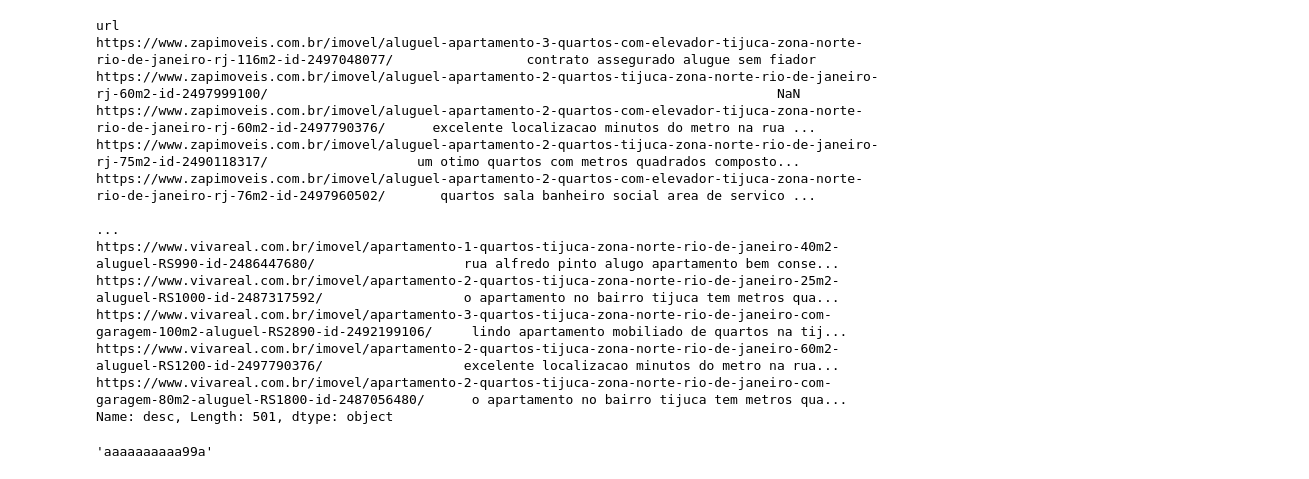
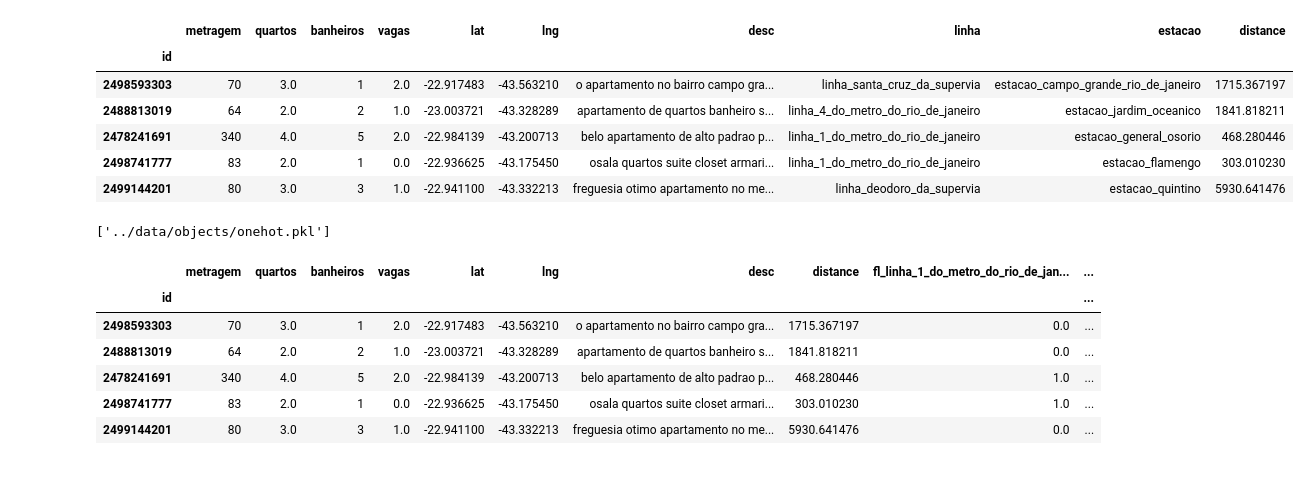
Before and after one commit to dobraga/get_listings, a Jupyter notebook: notebooks/1.Exploração.ipynb, the cells around one changed output. Cells and saved outputs as stored; diff of their text form; code cells hidden in the pictures.

```diff
--- a/notebooks/1.Exploração.ipynb
+++ b/notebooks/1.Exploração.ipynb
@@ -42,25 +103,0 @@ AttributeError: 'float' object has no attribute 'encode'
-# %%
-(df.desc.str.normalize('NFKD')
-     .str.encode('ascii', errors='ignore')
-     .str.decode('utf-8').str.lower()
-     .str.replace("[^a-z| ]", "", regex=True)
-     .replace('\s+', ' ', regex=True)
-)
-# %% [output]
-url
-https://www.zapimoveis.com.br/imovel/aluguel-apartamento-3-quartos-com-elevador-tijuca-zona-norte-rio-de-janeiro-rj-116m2-id-2497048077/                 contrato assegurado alugue sem fiador
-https://www.zapimoveis.com.br/imovel/aluguel-apartamento-2-quartos-tijuca-zona-norte-rio-de-janeiro-rj-60m2-id-2497999100/                                                                 NaN
-https://www.zapimoveis.com.br/imovel/aluguel-apartamento-2-quartos-com-elevador-tijuca-zona-norte-rio-de-janeiro-rj-60m2-id-2497790376/      excelente localizacao minutos do metro na rua ...
-https://www.zapimoveis.com.br/imovel/aluguel-apartamento-2-quartos-tijuca-zona-norte-rio-de-janeiro-rj-75m2-id-2490118317/                   um otimo quartos com metros quadrados composto...
-https://www.zapimoveis.com.br/imovel/aluguel-apartamento-2-quartos-com-elevador-tijuca-zona-norte-rio-de-janeiro-rj-76m2-id-2497960502/       quartos sala banheiro social area de servico ...
-                                                                                                                                                                   ...
-https://www.vivareal.com.br/imovel/apartamento-1-quartos-tijuca-zona-norte-rio-de-janeiro-40m2-aluguel-RS990-id-2486447680/                   rua alfredo pinto alugo apartamento bem conse...
-https://www.vivareal.com.br/imovel/apartamento-2-quartos-tijuca-zona-norte-rio-de-janeiro-25m2-aluguel-RS1000-id-2487317592/                  o apartamento no bairro tijuca tem metros qua...
-https://www.vivareal.com.br/imovel/apartamento-3-quartos-tijuca-zona-norte-rio-de-janeiro-com-garagem-100m2-aluguel-RS2890-id-2492199106/     lindo apartamento mobiliado de quartos na tij...
-https://www.vivareal.com.br/imovel/apartamento-2-quartos-tijuca-zona-norte-rio-de-janeiro-60m2-aluguel-RS1200-id-2497790376/                  excelente localizacao minutos do metro na rua...
-https://www.vivareal.com.br/imovel/apartamento-2-quartos-tijuca-zona-norte-rio-de-janeiro-com-garagem-80m2-aluguel-RS1800-id-2487056480/      o apartamento no bairro tijuca tem metros qua...
-Name: desc, Length: 501, dtype: object
-# %%
-unidecode.unidecode("aaaaaaaaàa99a")
-# %% [output]
-'aaaaaaaaaa99a'
@@ -70,0 +104,38 @@ from sklearn.feature_extraction.text import TfidfVectorizer
+# %%
+X_train = X_train.dropna()
+X_test = X_test.dropna()
+# %%
+tc = TransformNewColumn({
+    "desc": f'''X.desc.apply(lambda x: unidecode(x))
+        .str.lower().str.replace("[\.|,]", " ").replace("[^a-z| ]", "", regex=True)
+    '''.replace("\n", "").replace("\t", ""),
+
+    "linha": f'''X.linha.apply(lambda x: unidecode(x))
+        .str.lower().str.replace("[\.|,]", " ").str.replace(" ", "_")
+        .str.replace("\(|\)", "", regex=True)
+    '''.replace("\n", "").replace("\t", ""),
+
+    "estacao": f'''X.estacao.apply(lambda x: unidecode(x))
+        .str.lower().str.replace("[\.|,]", " ").str.replace(" ", "_")
+        .str.replace("\(|\)", "", regex=True)
+    '''.replace("\n", "").replace("\t", "")
+})
+
+X_train = tc.fit_transform(X_train, env={"unidecode": unidecode.unidecode})
+X_test = tc.transform(X_test)
+joblib.dump(tc, "../data/objects/ajusta_desc.pkl")
+X_train.head(5)
+# %% [output]
+|  | metragem | quartos | banheiros | vagas | lat | lng | desc | linha | estacao | distance |
+| id |  |  |  |  |  |  |  |  |  |  |
+| 2498593303 | 70 | 3.0 | 1 | 2.0 | -22.917483 | -43.563210 | o apartamento no bairro campo gra... | linha_santa_cruz_da_supervia | estacao_campo_grande_rio_de_janeiro | 1715.367197 |
+| 2488813019 | 64 | 2.0 | 2 | 1.0 | -23.003721 | -43.328289 | apartamento de quartos banheiro s... | linha_4_do_metro_do_rio_de_janeiro | estacao_jardim_oceanico | 1841.818211 |
+| 2478241691 | 340 | 4.0 | 5 | 2.0 | -22.984139 | -43.200713 | belo apartamento de alto padrao p... | linha_1_do_metro_do_rio_de_janeiro | estacao_general_osorio | 468.280446 |
+| 2498741777 | 83 | 2.0 | 1 | 0.0 | -22.936625 | -43.175450 | osala quartos suite closet armari... | linha_1_do_metro_do_rio_de_janeiro | estacao_flamengo | 303.010230 |
+| 2499144201 | 80 | 3.0 | 3 | 1.0 | -22.941100 | -43.332213 | freguesia otimo apartamento no me... | linha_deodoro_da_supervia | estacao_quintino | 5930.641476 |
+# %%
+oh = OneHotEncoder(sparse=False)
+oh.fit(pd.concat([X_train, X_test])[["linha","estacao"]].dropna())
+joblib.dump(oh, "../data/objects/onehot.pkl")
+# %% [output]
+['../data/objects/onehot.pkl']
@@ -70,0 +149,12 @@ from sklearn.feature_extraction.text import TfidfVectorizer
+# %%
+X_train = ordinal_encoder(X_train, oh)
+X_test = ordinal_encoder(X_test, oh)
+X_train.head(5)
+# %% [output]
+|  | metragem | quartos | banheiros | vagas | lat | lng | desc | distance | fl_linha_1_do_metro_do_rio_de_jan... | ... |
+| id |  |  |  |  |  |  |  |  |  | ... |
+| 2498593303 | 70 | 3.0 | 1 | 2.0 | -22.917483 | -43.563210 | o apartamento no bairro campo gra... | 1715.367197 | 0.0 | ... |
+| 2488813019 | 64 | 2.0 | 2 | 1.0 | -23.003721 | -43.328289 | apartamento de quartos banheiro s... | 1841.818211 | 0.0 | ... |
+| 2478241691 | 340 | 4.0 | 5 | 2.0 | -22.984139 | -43.200713 | belo apartamento de alto padrao p... | 468.280446 | 1.0 | ... |
+| 2498741777 | 83 | 2.0 | 1 | 0.0 | -22.936625 | -43.175450 | osala quartos suite closet armari... | 303.010230 | 1.0 | ... |
+| 2499144201 | 80 | 3.0 | 3 | 1.0 | -22.941100 | -43.332213 | freguesia otimo apartamento no me... | 5930.641476 | 0.0 | ... |
```
Also changed, not shown: parts of 29 cells of this notebook, 35 other files.
